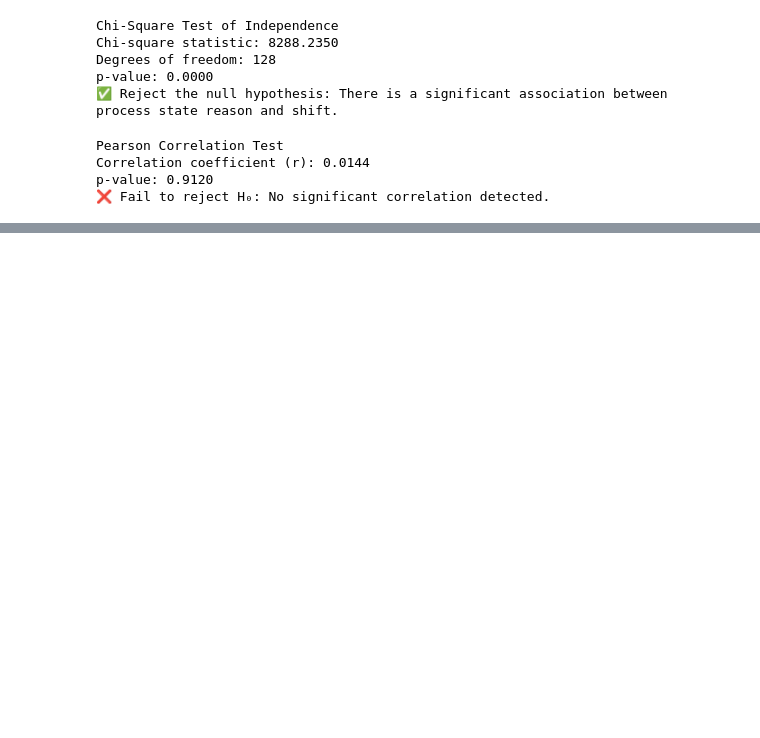
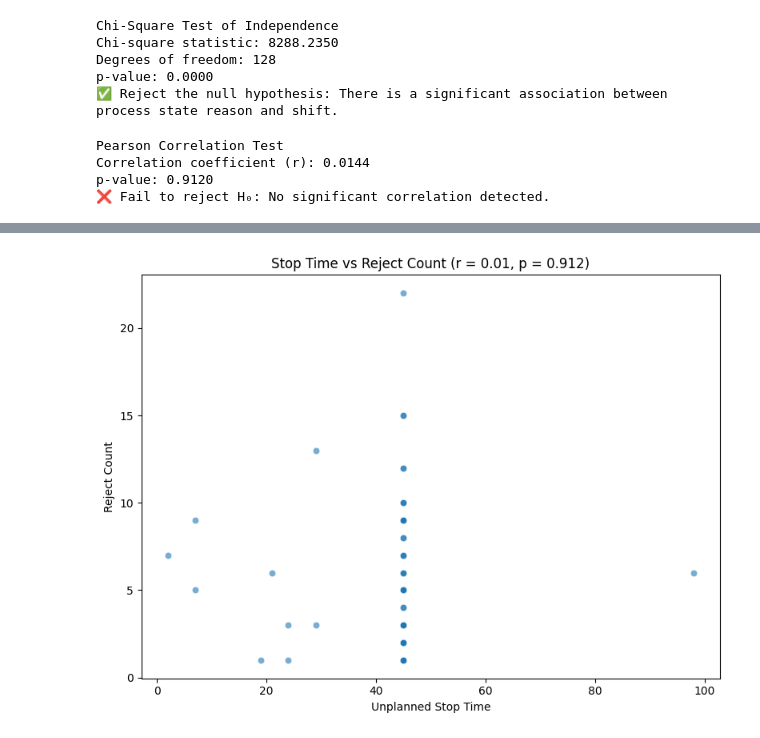
Before and after one commit to sathwika1898/Production_analysis, a Jupyter notebook: production_analysis.ipynb, the cells around one changed output, grey strips where cells are left out. Cells and saved outputs as stored; diff of their text form; code cells hidden in the pictures; blank space fills up the shorter version.

```diff
--- a/production_analysis.ipynb
+++ b/production_analysis.ipynb
@@ -828,0 +926,14 @@ p-value: 0.9120
+# %%
+df_corr = df[(df["unplanned_stop_time"] > 0) & (df["reject_count"] > 0)]
+corr_r, corr_pval = pearsonr(df_corr["unplanned_stop_time"], df_corr["reject_count"])
+
+# Plot
+plt.figure(figsize=(8, 6))
+sns.scatterplot(data=df_corr, x="unplanned_stop_time", y="reject_count", alpha=0.6)
+plt.title(f"Stop Time vs Reject Count (r = {corr_r:.2f}, p = {corr_pval:.3f})")
+plt.xlabel("Unplanned Stop Time")
+plt.ylabel("Reject Count")
+plt.tight_layout()
+plt.show()
+# %% [output]
+[figure, added]
```
Also changed, not shown: parts of 10 cells of this notebook.
